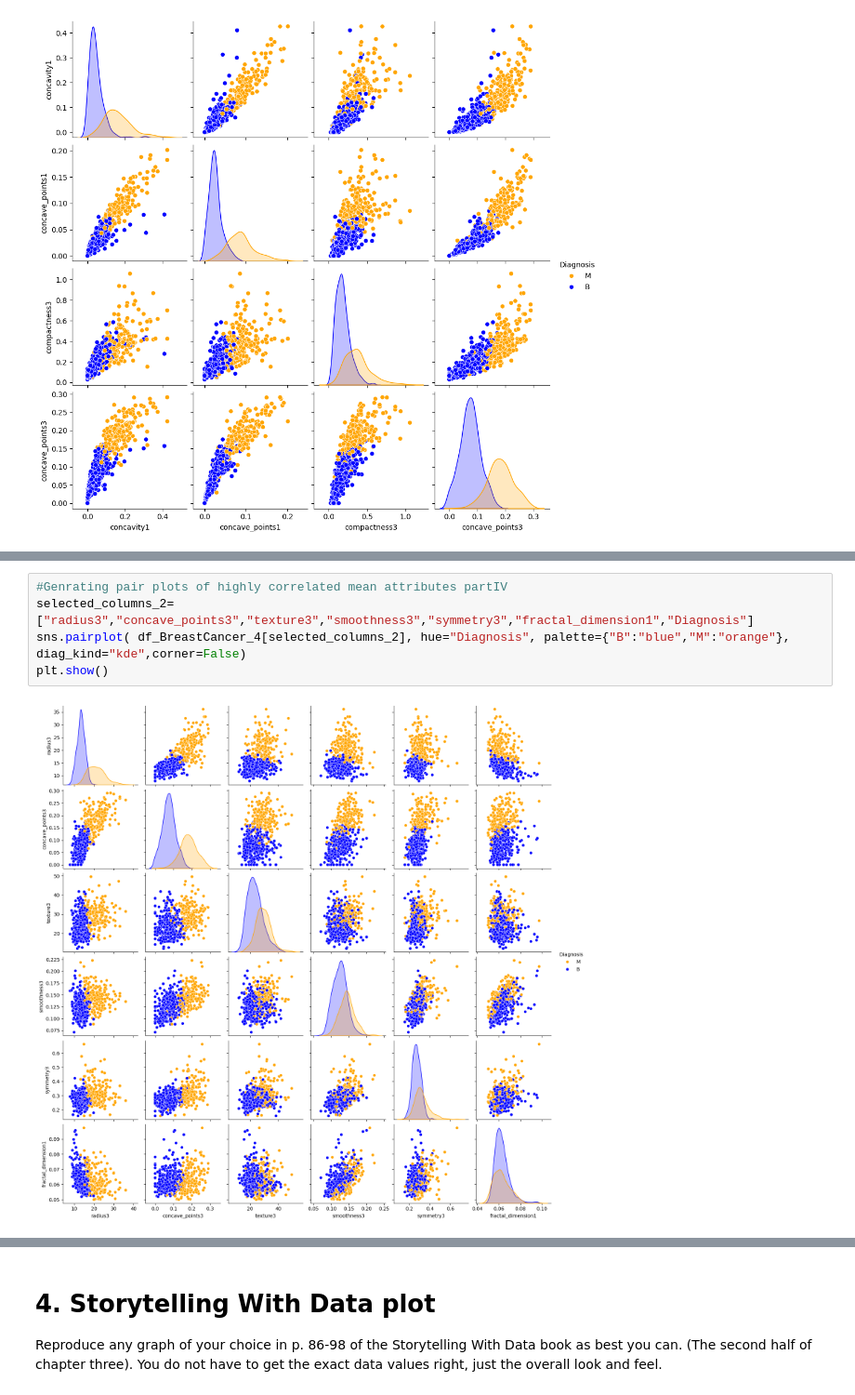
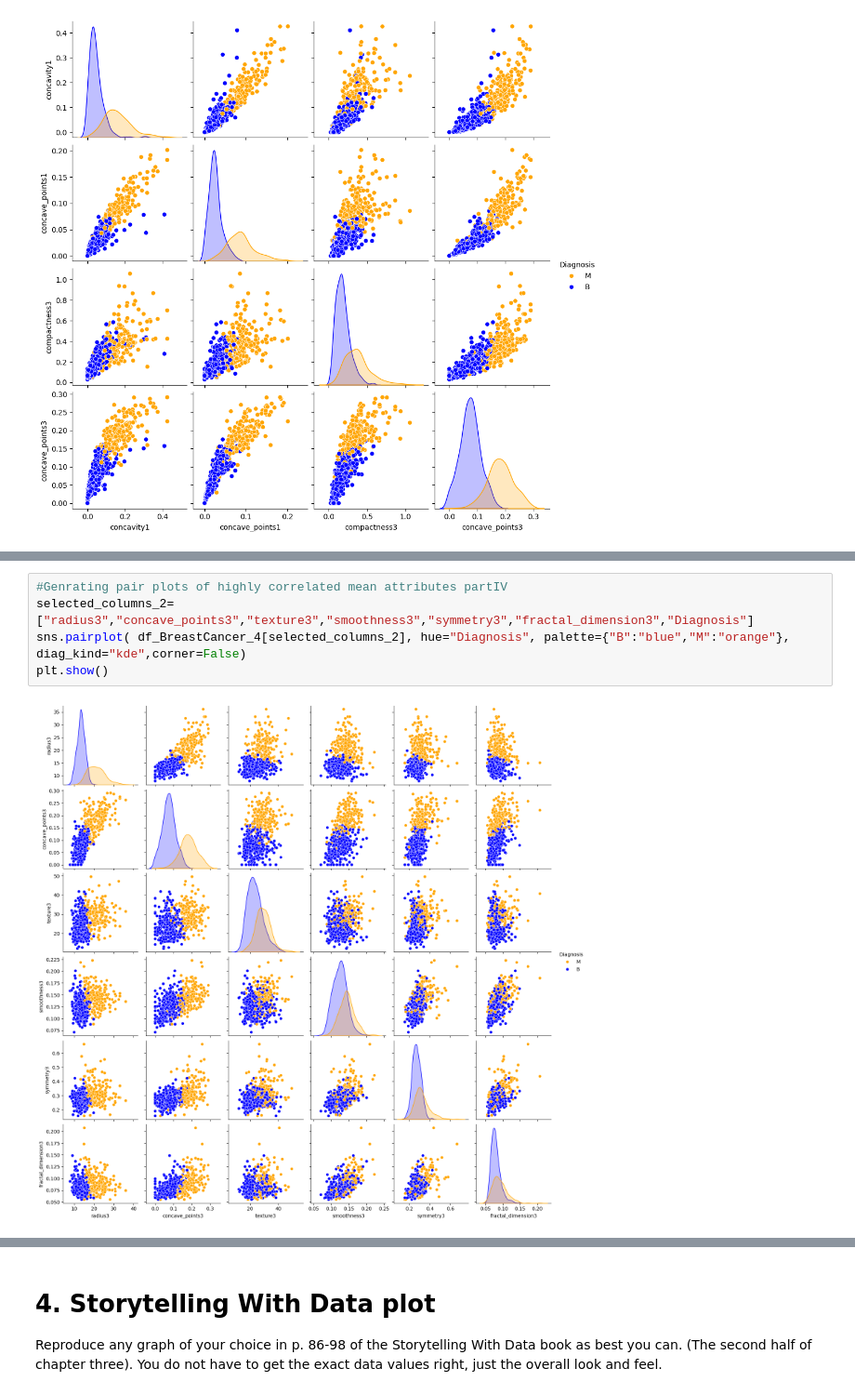
Before and after one commit to Jbaner/Module-B-semester-2, a Jupyter notebook: Week6.ipynb, the cells around one changed output, grey strips where cells are left out. Shown at 93% size. Saved outputs shown, nothing was run; the diff lists cells and outputs as text.

```diff
--- a/Week6.ipynb
+++ b/Week6.ipynb
@@ -272,9 +292,9 @@ plt.show()
 # %%
 #Genrating pair plots of highly correlated mean attributes partIV
-selected_columns_2=["radius3","concave_points3","texture3","smoothness3","symmetry3","fractal_dimension1","Diagnosis"]
+selected_columns_2=["radius3","concave_points3","texture3","smoothness3","symmetry3","fractal_dimension3","Diagnosis"]
 sns.pairplot( df_BreastCancer_4[selected_columns_2], hue="Diagnosis", palette={"B":"blue","M":"orange"}, diag_kind="kde",corner=False)
 plt.show()
 # %% [output]
-[figure, old version]
+[figure, new version]
 # %%
 #Check outliers using quantile method
```
Also changed, not shown: parts of 6 cells of this notebook.
